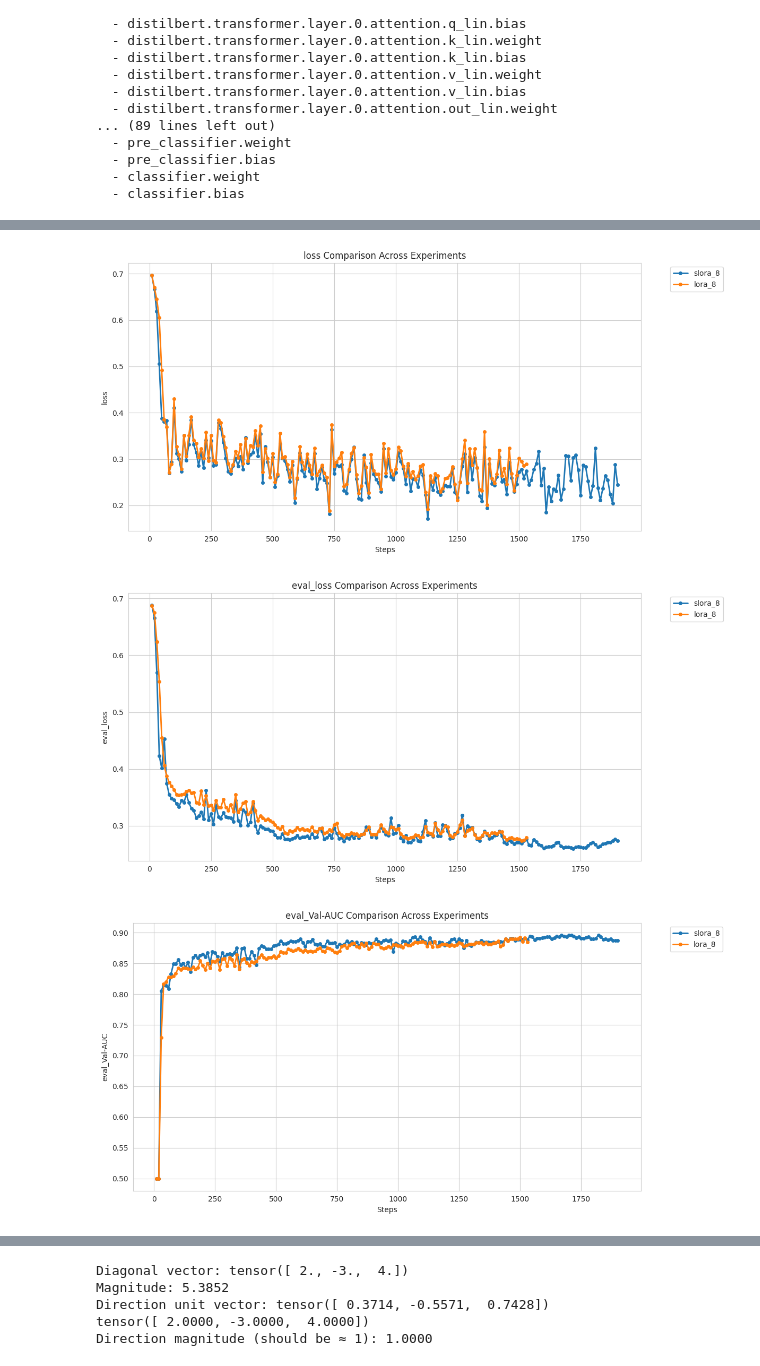
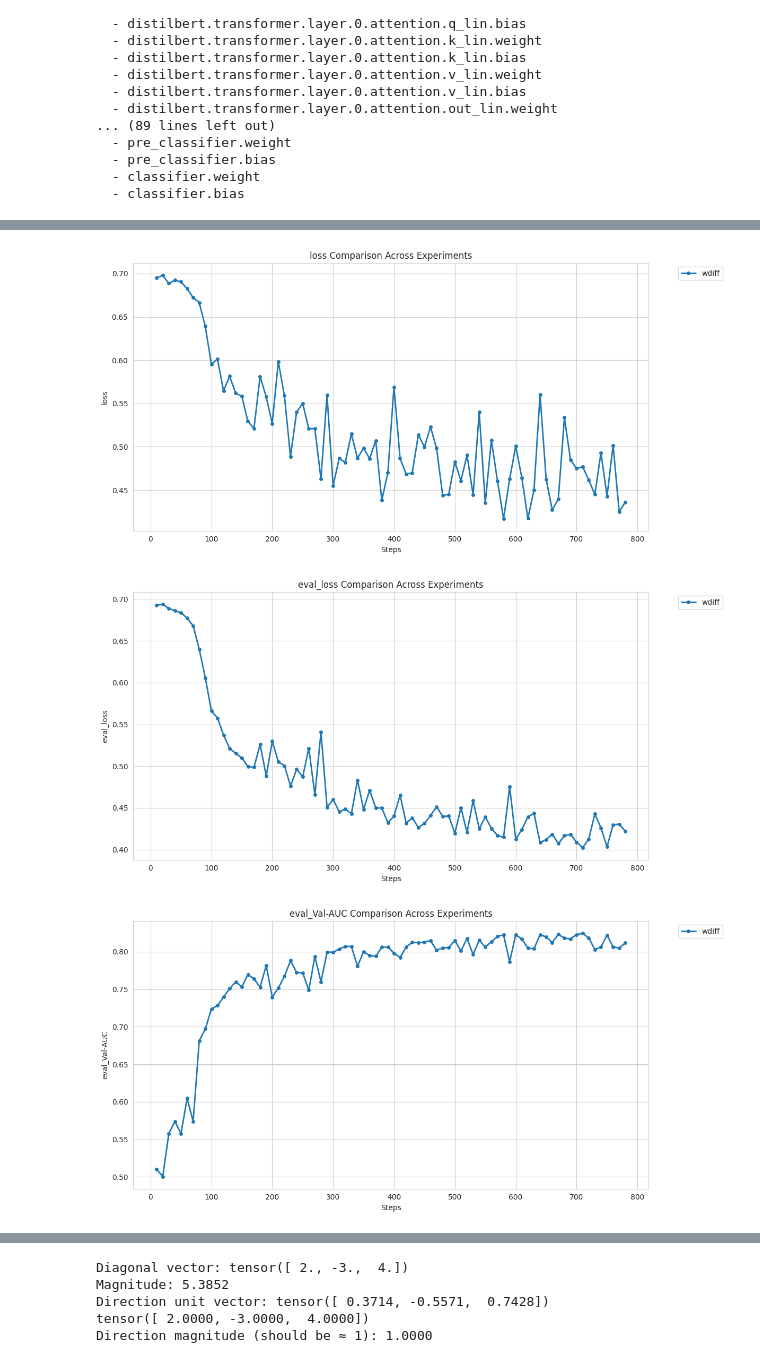
Before and after one commit to MarcoGarofalo94/peft, a Jupyter notebook: t.ipynb, the cells around one changed output, grey strips where cells are left out. Saved outputs shown, nothing was run; the diff lists cells and outputs as text; code cells hidden in the pictures.

```diff
--- a/t.ipynb
+++ b/t.ipynb
@@ -241,6 +213,7 @@ Trainable layers:
 # %%
-s = 0
-for name,val in peft_model.named_parameters():
+for name,a in peft_model.named_parameters():
+    if a.requires_grad:
         print(name)
-        s +=1
+
+# peft_model
 # %% [output]
@@ -274,9 +257,9 @@ def tokenize_func(data):
 # %%
-# Tokenize the Training Data
-train_dataset = datasets.Dataset.from_pandas(pd.DataFrame({"texts":X_train,"labels":y_train}))
-train_dataset = train_dataset.map(
-    tokenize_func,
-    batched=True,
-    remove_columns=["texts"]
-)
-train_dataset
+# # Tokenize the Training Data
+# train_dataset = datasets.Dataset.from_pandas(pd.DataFrame({"texts":X_train,"labels":y_train}))
+# train_dataset = train_dataset.map(
+#     tokenize_func,
+#     batched=True,
+#     remove_columns=["texts"]
+# )
+# train_dataset
@@ -401,4 +374,4 @@ def preprocess_glue(task_name='qnli'):
 
     return tokenized_datasets['train'], tokenized_datasets[eval_key]
 
-train_dataset, val_dataset = preprocess_glue('sst2')
+train_dataset, val_dataset = preprocess_glue('qnli')
@@ -627,7 +1197,7 @@ TrainOutput(global_step=1900, training_loss=0.28182540968844766, metrics={'train
 # %%
 slora_log_state = peft_trainer.state.log_history
 import pickle
-with open('./sst2-result-distilbert-slora-only-mag/slora_8_history.pkl', "wb") as f:
+with open('./sst2-result-distilbert-slora-only-mag/wdiff_8_history.pkl', "wb") as f:
     pickle.dump(slora_log_state,f)
 # %%
 import pickle
@@ -764,28 +1334,30 @@ def plot_training_metrics_grid(pickle_files, metrics_to_plot, labels=None,
 # %%
 folder = "./sst2-result-distilbert-slora-only-mag/"
 pickle_files = [
-    folder+'slora_8_history.pkl',
-    folder+'lora_8_history.pkl',
+    # folder+'slora_8_history.pkl',
+    # folder+'lora_8_history.pkl',
+    folder+'wdiff_8_history.pkl'
     # folder+'pissa_8_history.pkl',
     # folder+'vera_256_history.pkl',
     # folder+'dora_8_history.pkl',
     ]
 metrics = ['loss', 'eval_loss', 'eval_Val-AUC', 'eval_Val-Accuracy']
 labels = [
-    'slora_8',
-    'lora_8',
+    # 'slora_8',
+    # 'lora_8',
+    'wdiff'
     # "pissa_8",
     # "vera_256",
     # "dora_8"
     ]
 
 # For separate figures
 figures = plot_training_metrics(pickle_files, metrics, labels)
 
 # For grid layout
 # fig = plot_training_metrics_grid(pickle_files, metrics, labels)
 plt.show()
 # %% [output]
-[figure, old version]
+[figure, new version]
-[figure, old version]
+[figure, new version]
-[figure, old version]
+[figure, new version]
```
Also changed, not shown: parts of 44 cells of this notebook, 2 other files.
